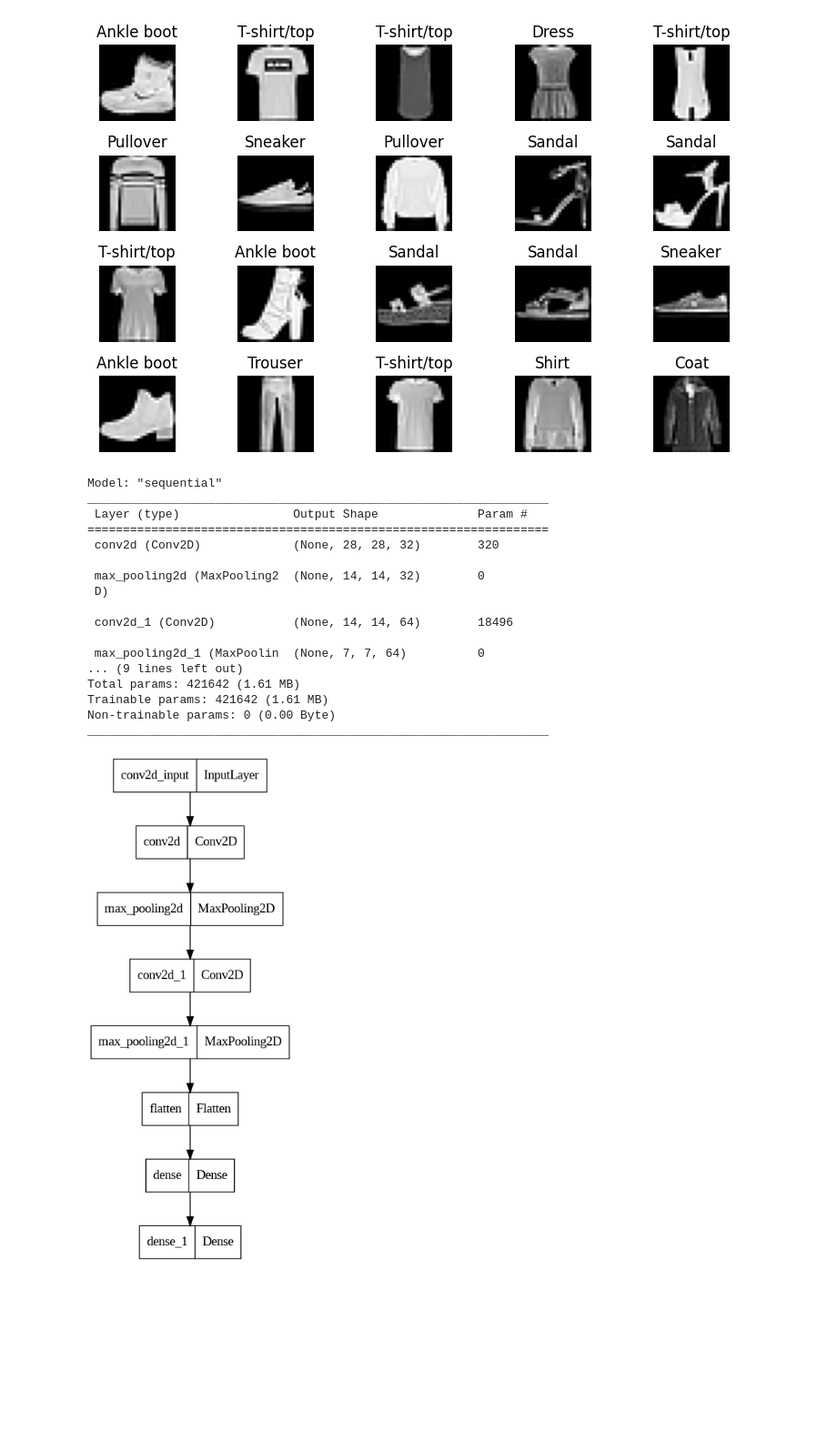
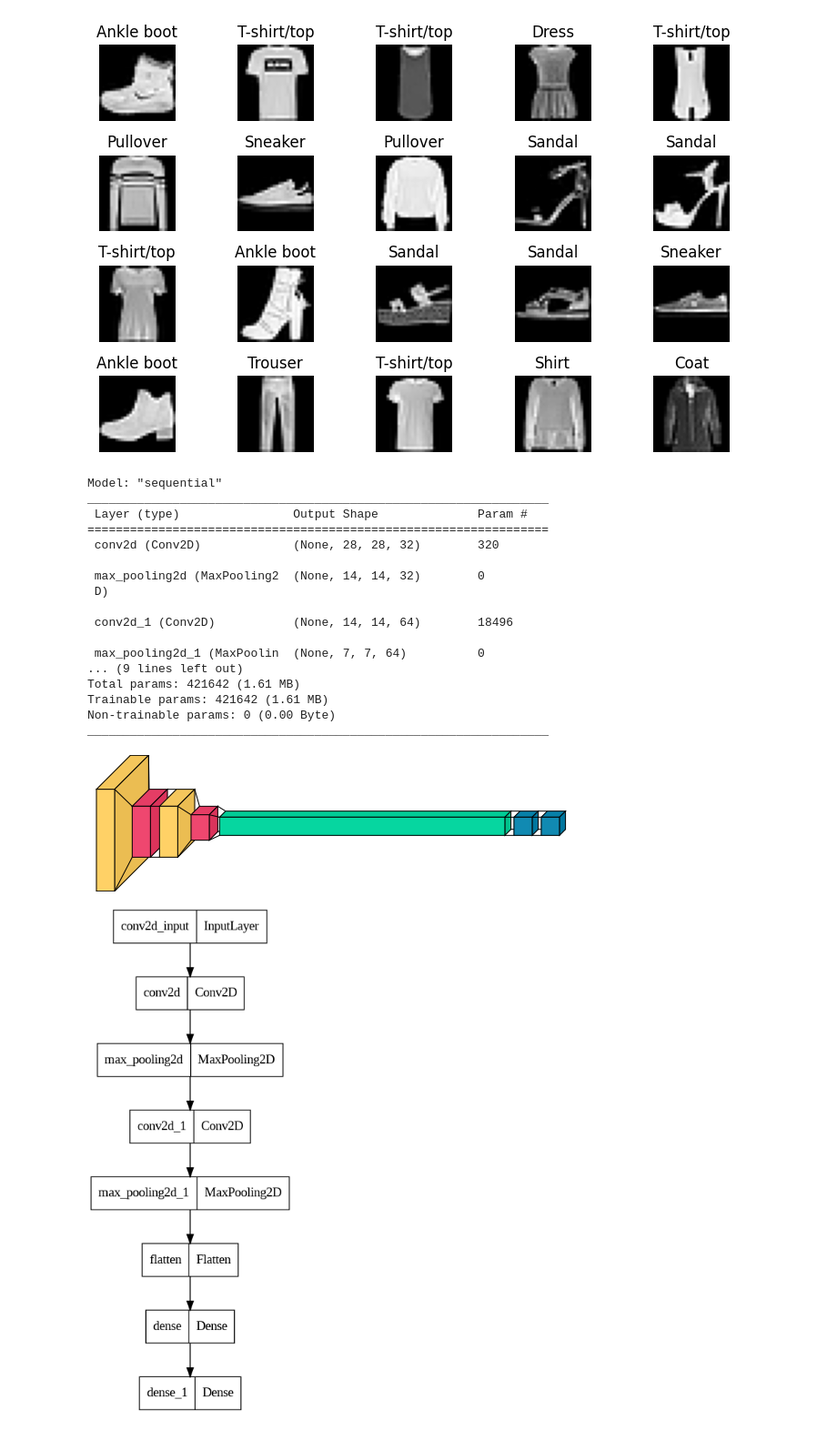
Before and after one commit to kashifliaqat/Deep_Reinforcement_Learning, a Jupyter notebook: CNN_FashionMNIST.ipynb, the cells around one changed output. Shown: that part at 91% size. Saved outputs shown, nothing was run; the diff lists cells and outputs as text; code cells hidden in the pictures; blank space fills up the shorter version.

```diff
--- a/CNN_FashionMNIST.ipynb
+++ b/CNN_FashionMNIST.ipynb
@@ -86,34 +84,35 @@ model.add(tf.keras.layers.MaxPooling2D(pool_size=(2, 2)))
 
 # Second layer, which has a 2D Convolutional layer with kernel size as 3x3 & ReLU activation and Max pooling operation
 model.add(Conv2D(64, (3,3), padding='same', activation=tf.nn.relu))
 model.add(tf.keras.layers.MaxPooling2D(pool_size=(2, 2)))
 
 # Fully connected layer with ReLU activation function
 model.add(Flatten())
 model.add(Dense(128, activation=tf.nn.relu))
 
 # Output layer with softmax activation function
 model.add(Dense(10, activation=tf.nn.softmax))
 model.summary()
-#visualkeras.layered_view(model)
+visualkeras.layered_view(model)
 # %% [output]
 Model: "sequential"
 _________________________________________________________________
  Layer (type)                Output Shape              Param #
 =================================================================
  conv2d (Conv2D)             (None, 28, 28, 32)        320
 
  max_pooling2d (MaxPooling2  (None, 14, 14, 32)        0
  D)
 
  conv2d_1 (Conv2D)           (None, 14, 14, 64)        18496
 
  max_pooling2d_1 (MaxPoolin  (None, 7, 7, 64)          0
 ... (9 lines left out)
 Total params: 421642 (1.61 MB)
 Trainable params: 421642 (1.61 MB)
 Non-trainable params: 0 (0.00 Byte)
 _________________________________________________________________
+[figure, added]
 # %%
 plot_model(model, to_file='model.png')
 # %% [output]
```
Also changed, not shown: parts of 16 cells of this notebook.
